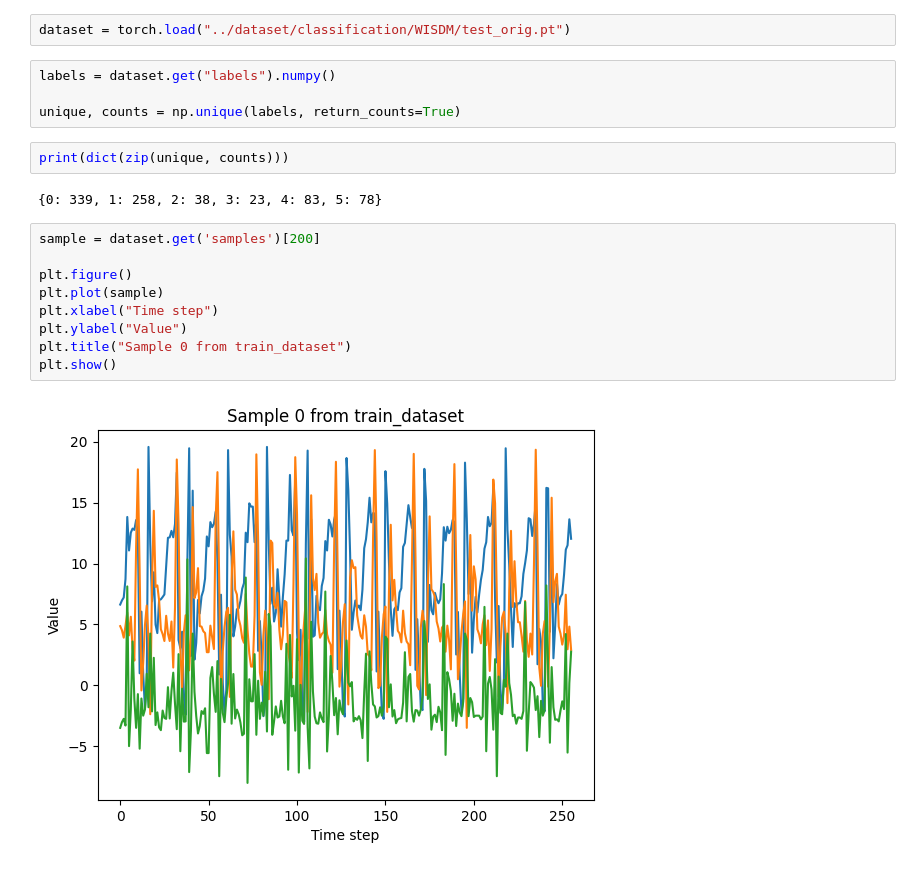
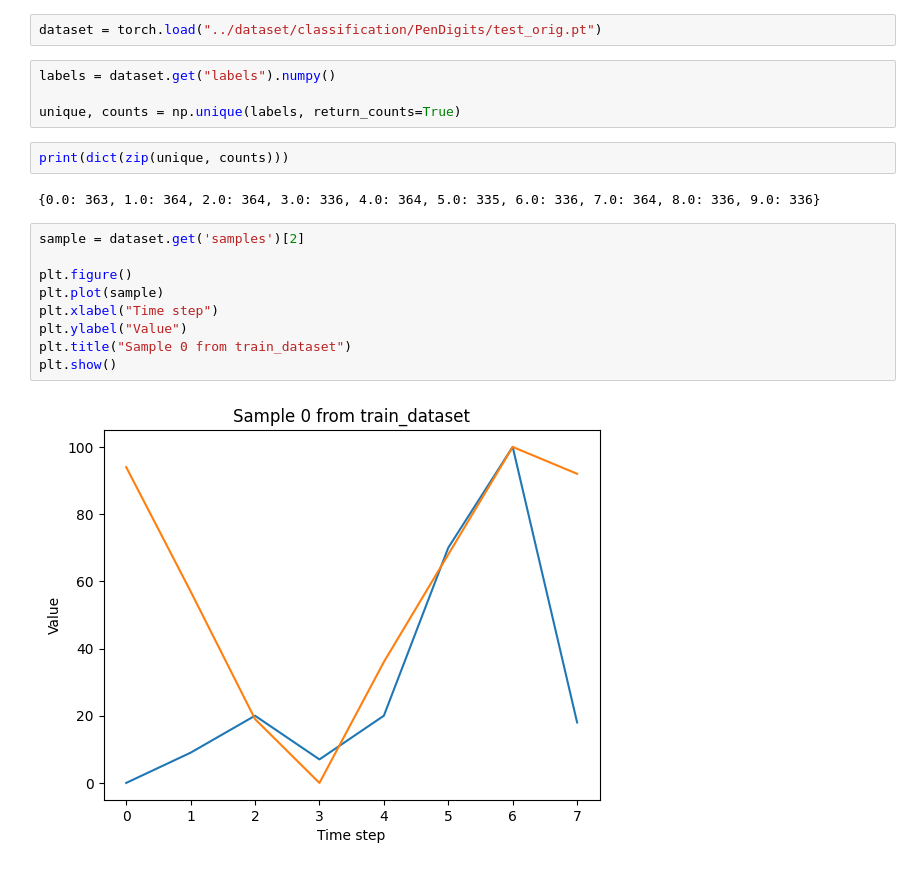
Before and after one commit to czotterbenedek/ood-detection-with-timedrl, a Jupyter notebook: notebooks/data_check.ipynb, the cells around one changed output. Drawn from its saved outputs; the diff is of its cells as text.

Commit message:
creating id/ood datasets for PenDigits data

```diff
--- a/notebooks/data_check.ipynb
+++ b/notebooks/data_check.ipynb
@@ -44,5 +43,5 @@ Processed val: 1471 -> 995 samples.
 # %%
-dataset = torch.load("../dataset/classification/WISDM/test_orig.pt")
+dataset = torch.load("../dataset/classification/PenDigits/test_orig.pt")
 # %%
 labels = dataset.get("labels").numpy()
 
@@ -50,15 +49,15 @@ unique, counts = np.unique(labels, return_counts=True)
 # %%
 print(dict(zip(unique, counts)))
 # %% [output]
-{0: 339, 1: 258, 2: 38, 3: 23, 4: 83, 5: 78}
+{0.0: 363, 1.0: 364, 2.0: 364, 3.0: 336, 4.0: 364, 5.0: 335, 6.0: 336, 7.0: 364, 8.0: 336, 9.0: 336}
 # %%
-sample = dataset.get('samples')[200]
+sample = dataset.get('samples')[2]
 
 plt.figure()
 plt.plot(sample)
 plt.xlabel("Time step")
 plt.ylabel("Value")
 plt.title("Sample 0 from train_dataset")
 plt.show()
 # %% [output]
-[figure, old version]
+[figure, new version]
```
Also changed, not shown: parts of 1 cell of this notebook, 6 other files.
